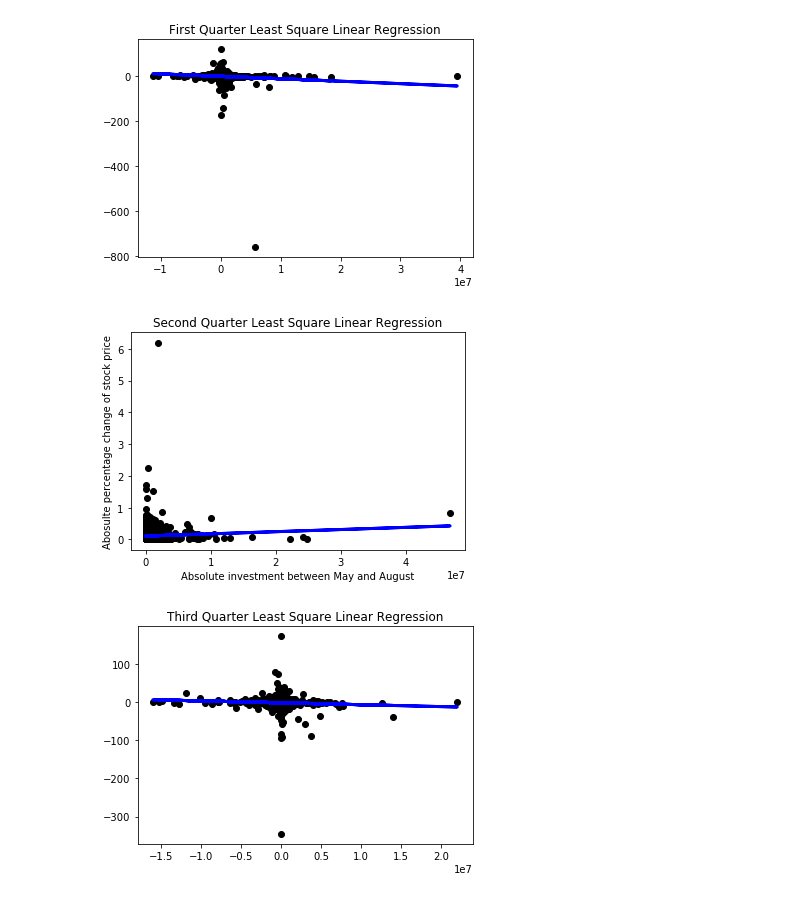
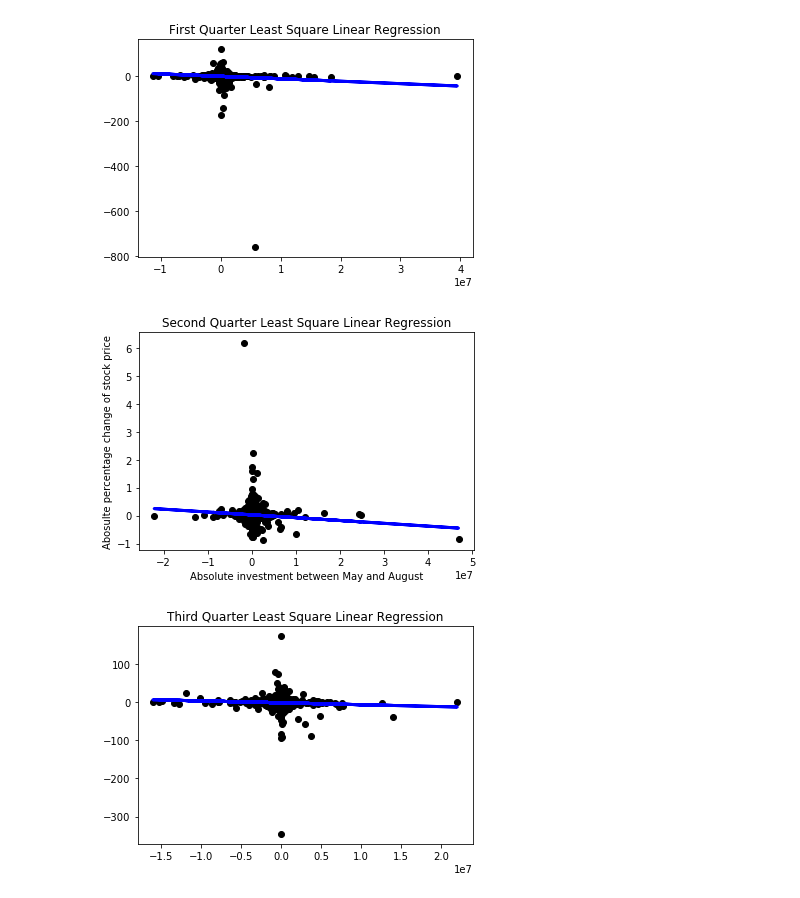
Before and after one commit to joyceccy/InfluentialInvestmentPrediction, a Jupyter notebook: RawData/Regression.ipynb, the cells around one changed output. Drawn from its saved outputs; the diff is of its cells as text; code cells hidden in the pictures.

```diff
--- a/RawData/Regression.ipynb
+++ b/RawData/Regression.ipynb
@@ -48,21 +48,21 @@ plt.show()
 [figure]
 # %%
 X2 = X[(X['0514-0814chng'] >= 2000) | (X['0514-0814chng'] < 2000)]
-y1 = np.abs((X2['0814price'] - X2['0514price'])/X2['0514price'])
-x1 = np.abs(X2['0514-0814chng'])
+y1 = (X2['0814price'] - X2['0514price'])/X2['0514price']
+x1 = X2['0514-0814chng']
 length = np.size(x1)
 x1 = x1.reshape(length, 1)
 y1 = y1.reshape(length, 1)
 regr = linear_model.LinearRegression()
 regr.fit(x1, y1)
 plt.scatter(x1, y1,  color='black')
 plt.plot(x1, regr.predict(x1), color='blue', linewidth=3)
 plt.title("Second Quarter Least Square Linear Regression")
 plt.xlabel('Absolute investment between May and August')
 plt.ylabel('Abosulte percentage change of stock price')
 plt.show()
 # %% [output]
-[figure, old version]
+[figure, new version]
 # %%
 X2 = X[(X['0814-1114chng'] >= 2000) | (X['0814-1114chng'] < 2000)]
 y1 = X2['1114price'] - X2['0814price']
```
